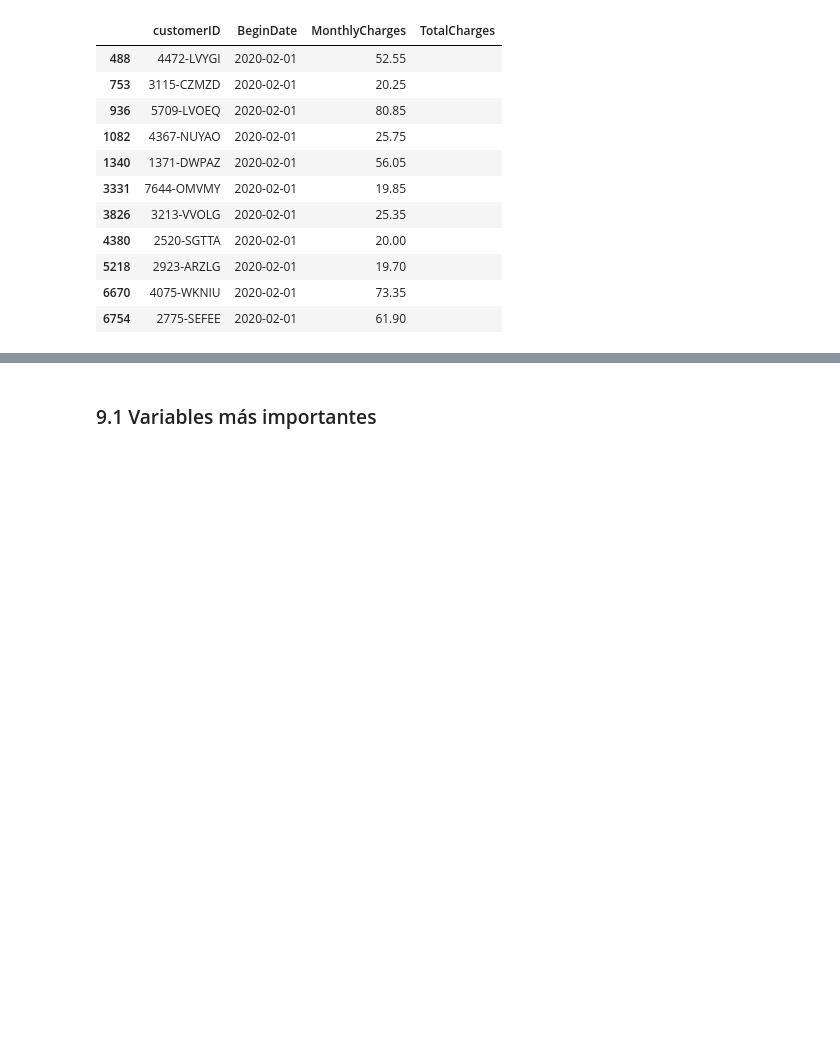
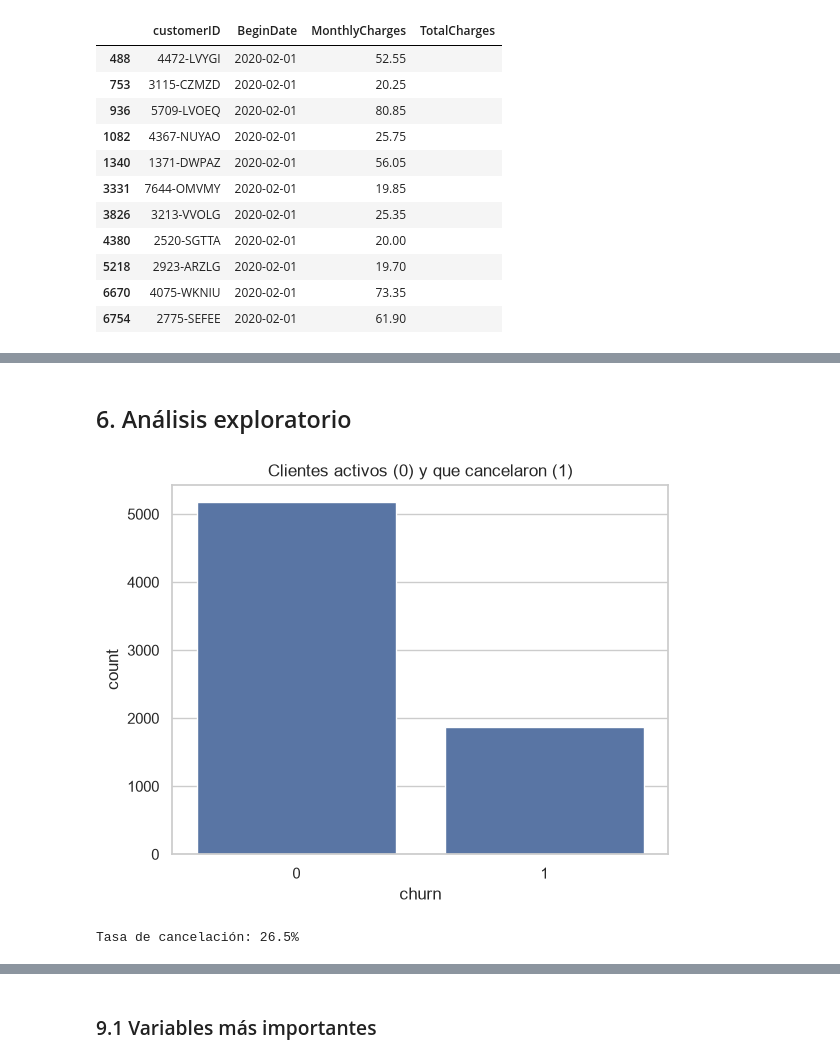
Before and after one commit to dixonpa/telecom, a Jupyter notebook: notebooks/telecom_churn.ipynb, the cells around one changed output, grey strips where cells are left out. Saved outputs shown, nothing was run; the diff lists cells and outputs as text; code cells hidden in the pictures; blank space fills up the shorter version.

```diff
--- a/notebooks/telecom_churn.ipynb
+++ b/notebooks/telecom_churn.ipynb
@@ -536,0 +138,11 @@ plt.show()
+# %%
+internet_services = ["OnlineSecurity", "OnlineBackup", "DeviceProtection", "TechSupport", "StreamingTV", "StreamingMovies"]
+
+df["has_internet"] = df["InternetService"].notna().astype(int)
+df["has_phone"] = df["MultipleLines"].notna().astype(int)
+
+df["InternetService"] = df["InternetService"].fillna("No")
+df[internet_services] = df[internet_services].fillna("No")
+df["MultipleLines"] = df["MultipleLines"].fillna("No")
+
+df.drop(columns="EndDate").isna().sum().sum()
@@ -536,0 +158,8 @@ plt.show()
+# %%
+cutoff_date = df["BeginDate"].max()
+print("Fecha de corte:", cutoff_date.date())
+
+end_date = df["EndDate"].fillna(cutoff_date)
+df["tenure_months"] = (end_date - df["BeginDate"]).dt.days / 30.44
+
+df.groupby("churn")["tenure_months"].describe().round(1)
@@ -536,0 +187,11 @@ plt.show()
+# %% [markdown]
+## 6. Análisis exploratorio
+# %%
+sns.countplot(data=df, x="churn")
+plt.title("Clientes activos (0) y que cancelaron (1)")
+plt.show()
+
+print(f"Tasa de cancelación: {df['churn'].mean():.1%}")
+# %% [output]
+[figure, added]
+Tasa de cancelación: 26.5%
```
Also changed, not shown: parts of 81 cells of this notebook, 1 other file.
